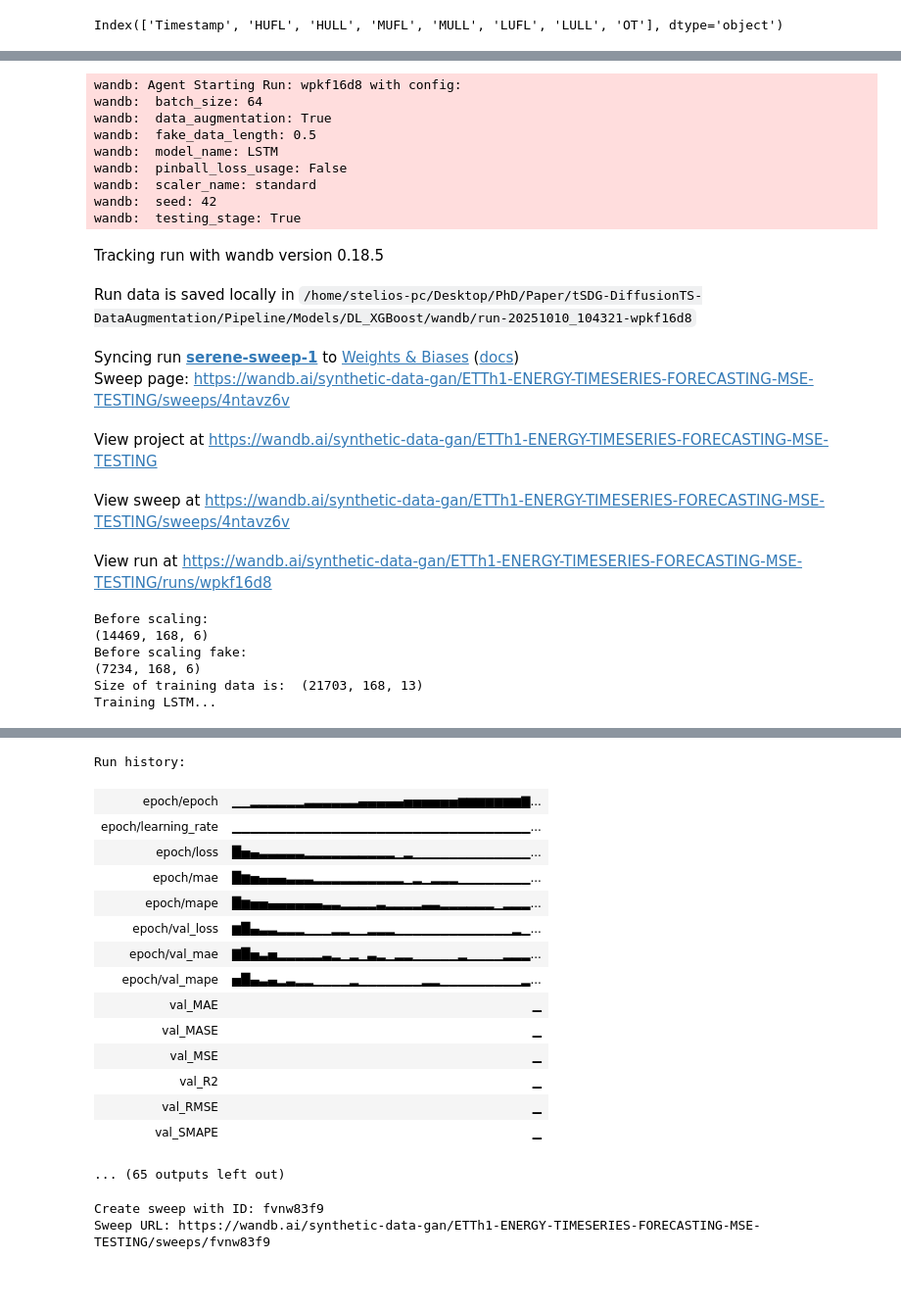
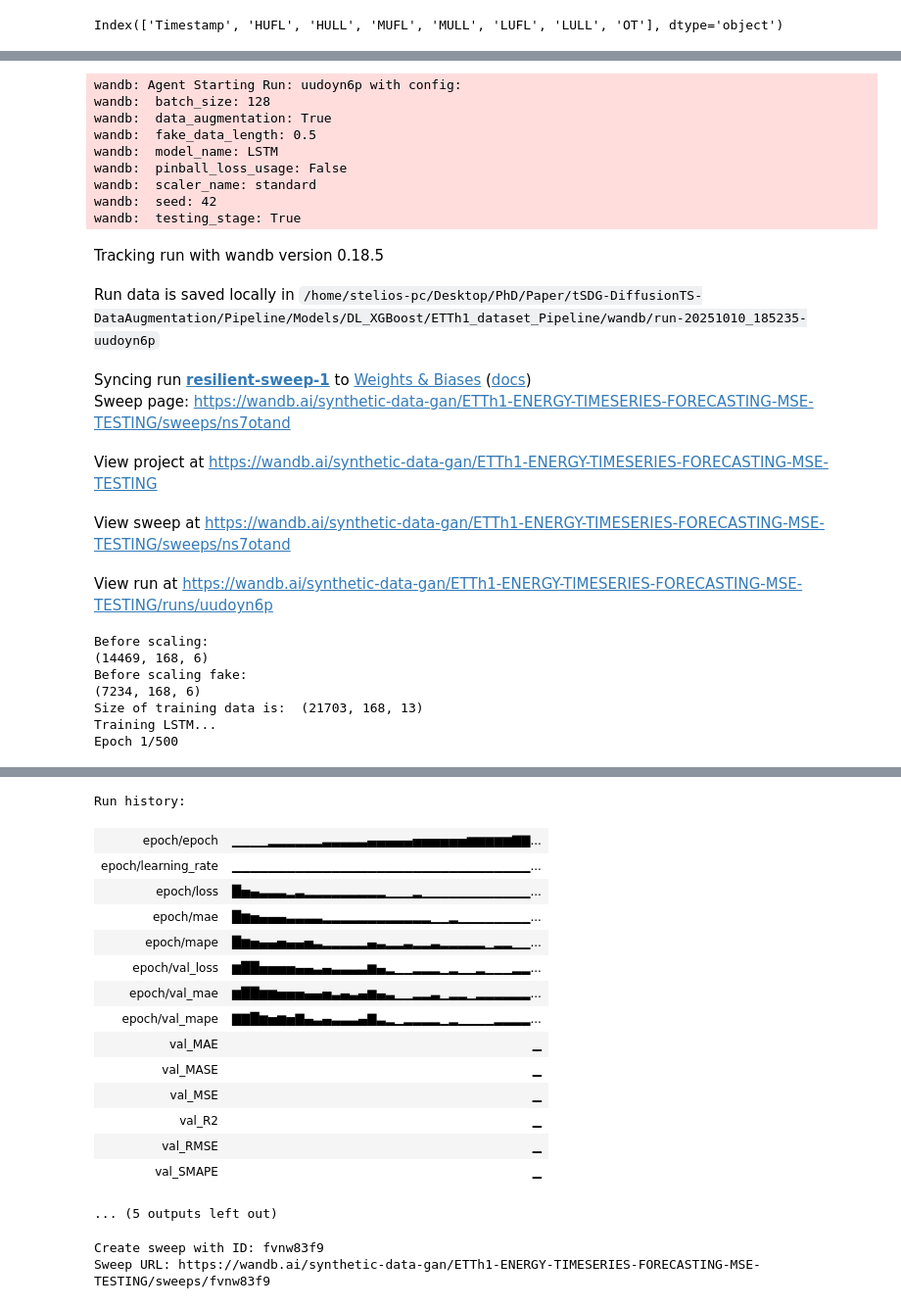
Before and after one commit to it21346/tSDG-DiffusionTS-DataAugmentation, a Jupyter notebook: Pipeline/Models/DL_XGBoost/ETTh1_dataset_Pipeline/forecasting_pipeline_ETTh1_dataset.ipynb, the cells around one changed output, grey strips where cells are left out. Shown at 98% size. Saved outputs shown, nothing was run; the diff lists cells and outputs as text; code cells hidden in the pictures; blank space fills up the shorter version.

```diff
--- a/Pipeline/Models/DL_XGBoost/ETTh1_dataset_Pipeline/forecasting_pipeline_ETTh1_dataset.ipynb
+++ b/Pipeline/Models/DL_XGBoost/ETTh1_dataset_Pipeline/forecasting_pipeline_ETTh1_dataset.ipynb
@@ -819,15 +819,15 @@ sweep_config = {
             'values': ['standard']
         },
         'batch_size': {
-            'values': [64]
+            'values': [128]
             # 'values': [32]
         },
         'data_augmentation': {
             'values': [True]
         },
         'seed': {
-            'values': [42, 4242, 777, 2021, 1234]
-            # 'values' : [42]
+            # 'values': [42, 4242, 777, 2021, 1234]
+            'values' : [42]
         },
         'fake_data_length': {
             # 'values': [200, 400, 800, 1200, 1600]
@@ -875,5 +875,5 @@ Sweep URL: https://wandb.ai/synthetic-data-gan/ETTh1-ENERGY-TIMESERIES-FORECASTI
-wandb: Agent Starting Run: wpkf16d8 with config:
-wandb:  batch_size: 64
+wandb: Agent Starting Run: uudoyn6p with config:
+wandb:  batch_size: 128
 wandb:  data_augmentation: True
 wandb:  fake_data_length: 0.5
 wandb:  model_name: LSTM
@@ -882,15 +882,16 @@ wandb:  scaler_name: standard
 wandb:  seed: 42
 wandb:  testing_stage: True
 Tracking run with wandb version 0.18.5
-Run data is saved locally in /home/stelios-pc/Desktop/PhD/Paper/tSDG-DiffusionTS-DataAugmentation/Pipeline/Models/DL_XGBoost/wandb/run-20251010_104321-wpkf16d8
+Run data is saved locally in /home/stelios-pc/Desktop/PhD/Paper/tSDG-DiffusionTS-DataAugmentation/Pipeline/Models/DL_XGBoost/ETTh1_dataset_Pipeline/wandb/run-20251010_185235-uudoyn6p
-Syncing run serene-sweep-1 to Weights & Biases (docs)
-Sweep page: https://wandb.ai/synthetic-data-gan/ETTh1-ENERGY-TIMESERIES-FORECASTING-MSE-TESTING/sweeps/4ntavz6v
+Syncing run resilient-sweep-1 to Weights & Biases (docs)
+Sweep page: https://wandb.ai/synthetic-data-gan/ETTh1-ENERGY-TIMESERIES-FORECASTING-MSE-TESTING/sweeps/ns7otand
 View project at https://wandb.ai/synthetic-data-gan/ETTh1-ENERGY-TIMESERIES-FORECASTING-MSE-TESTING
-View sweep at https://wandb.ai/synthetic-data-gan/ETTh1-ENERGY-TIMESERIES-FORECASTING-MSE-TESTING/sweeps/4ntavz6v
+View sweep at https://wandb.ai/synthetic-data-gan/ETTh1-ENERGY-TIMESERIES-FORECASTING-MSE-TESTING/sweeps/ns7otand
-View run at https://wandb.ai/synthetic-data-gan/ETTh1-ENERGY-TIMESERIES-FORECASTING-MSE-TESTING/runs/wpkf16d8
+View run at https://wandb.ai/synthetic-data-gan/ETTh1-ENERGY-TIMESERIES-FORECASTING-MSE-TESTING/runs/uudoyn6p
 Before scaling:
 (14469, 168, 6)
 Before scaling fake:
 (7234, 168, 6)
 Size of training data is:  (21703, 168, 13)
 Training LSTM...
+Epoch 1/500
@@ -912,21 +913,21 @@ MASE score: 3.3624172719118453
 (1573, 1) (1573, 1)
 (1573,)
 Run history:
-| epoch/epoch | ▁▁▂▂▂▂▂▂▃▃▃▃▃▃▄▄▄▄▄▅▅▅▅▅▅▆▆▆▆▆▆▆▇... |
+| epoch/epoch | ▁▁▁▁▂▂▂▂▂▂▃▃▃▃▃▄▄▄▄▄▅▅▅▅▅▅▆▆▆▆▆▇▇... |
 | epoch/learning_rate | ▁▁▁▁▁▁▁▁▁▁▁▁▁▁▁▁▁▁▁▁▁▁▁▁▁▁▁▁▁▁▁▁▁... |
-| epoch/loss | █▅▄▃▃▃▃▃▂▂▂▂▂▂▂▂▂▂▁▂▁▁▁▁▁▁▁▁▁▁▁▁▁... |
-| epoch/mae | █▆▅▄▄▄▃▃▃▂▂▂▂▂▂▂▂▂▂▁▂▁▂▂▂▁▁▁▁▁▁▁▁... |
-| epoch/mape | █▆▅▅▄▄▄▄▄▄▃▃▂▂▂▂▃▂▂▂▂▃▃▂▂▂▂▂▂▁▂▂▂... |
-| epoch/val_loss | ▆█▄▃▃▂▂▂▁▁▁▂▂▁▁▂▂▂▁▁▁▁▁▁▁▁▁▁▁▁▁▂▁... |
-| epoch/val_mae | ▇█▅▃▅▂▂▂▂▂▃▂▁▂▁▃▂▁▂▂▁▁▁▁▁▂▁▁▁▁▂▂▂... |
-| epoch/val_mape | ▅█▄▃▄▂▃▂▂▁▁▁▁▂▁▁▁▁▁▁▁▂▂▁▁▁▁▁▁▁▁▁▂... |
+| epoch/loss | █▅▄▃▃▃▂▃▂▂▂▂▂▂▂▂▂▁▁▁▂▁▁▁▁▁▁▁▁▁▁▁▁... |
+| epoch/mae | █▆▅▄▄▄▃▃▃▃▂▂▂▂▂▂▂▂▂▂▂▂▁▁▂▁▁▁▁▁▁▁▁... |
+| epoch/mape | █▆▅▄▄▅▄▄▅▃▂▂▂▂▂▄▃▂▂▃▂▂▃▂▂▂▂▂▁▂▂▁▁... |
+| epoch/val_loss | ▆██▅▅▅▅▄▄▃▄▃▃▃▃▆▄▂▁▁▂▂▂▁▂▁▁▂▁▁▁▂▂... |
+| epoch/val_mae | ▆██▆▆▅▅▅▄▄▅▃▄▃▄▆▄▃▁▁▂▂▃▁▂▂▁▂▂▂▂▂▂... |
+| epoch/val_mape | ▇▇█▆▅▆▅▇▄▃▄▃▃▃▄▇▃▂▁▂▂▂▂▁▂▁▁▁▁▂▂▂▂... |
 | val_MAE | ▁ |
 | val_MASE | ▁ |
 | val_MSE | ▁ |
 | val_R2 | ▁ |
 | val_RMSE | ▁ |
 | val_SMAPE | ▁ |
-... (65 outputs left out)
+... (5 outputs left out)
 # %%
 def xgb_training(model_name = 'XGBoost', testing_stage = False, quantile_usage = False, seed_val = 42):
     # Define seed for reproducibility
```
Also changed, not shown: parts of 3 cells of this notebook, 54 other files.
